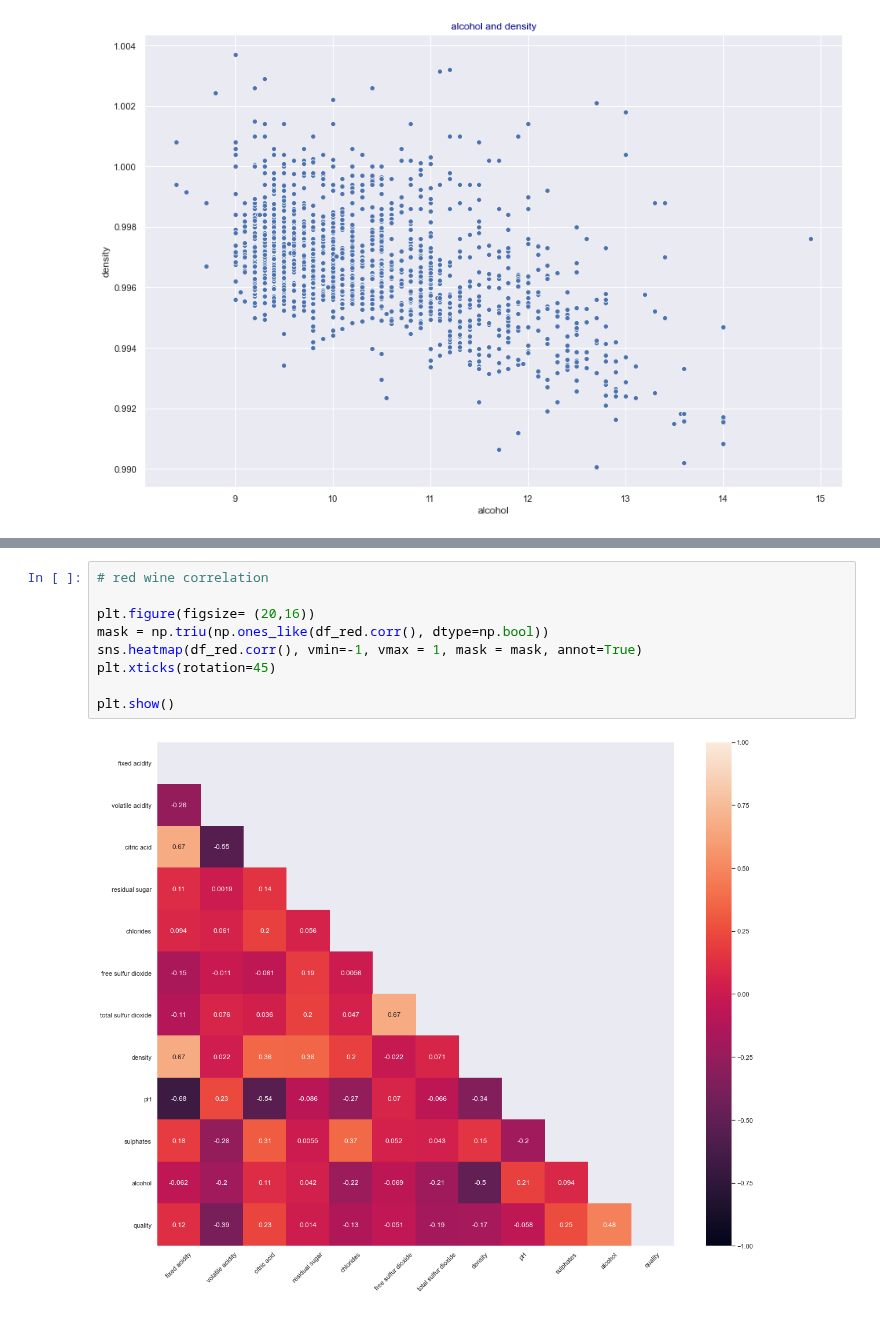
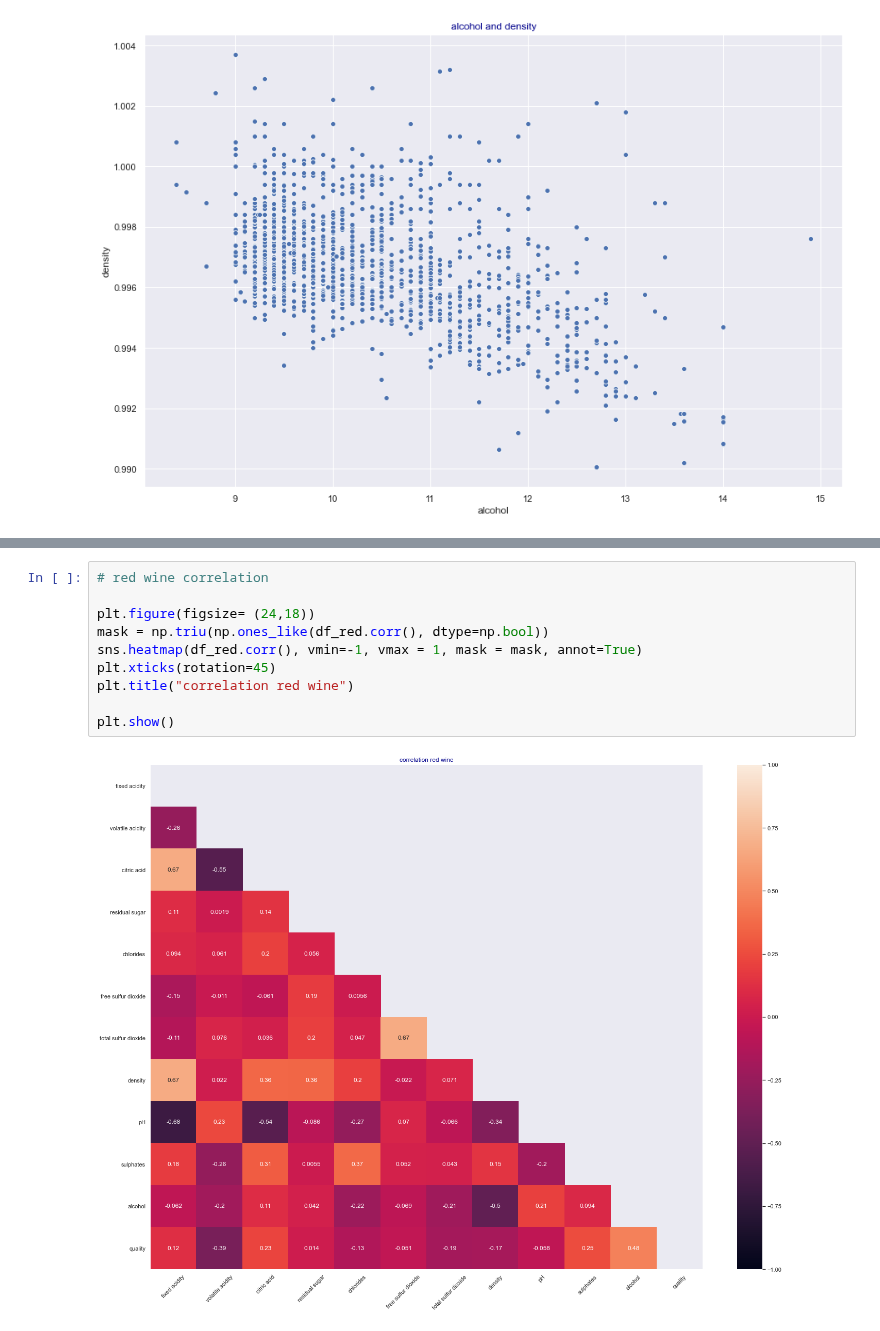
Before and after one commit to satomi26/Project-2, a Jupyter notebook: all_wine.ipynb, the cells around one changed output, grey strips where cells are left out. Cells and saved outputs as stored; diff of their text form.

```diff
--- a/all_wine.ipynb
+++ b/all_wine.ipynb
@@ -519,11 +502,12 @@ plt.show()
 # %%
 # red wine correlation
 
-plt.figure(figsize= (20,16))
+plt.figure(figsize= (24,18))
 mask = np.triu(np.ones_like(df_red.corr(), dtype=np.bool))
 sns.heatmap(df_red.corr(), vmin=-1, vmax = 1, mask = mask, annot=True)
 plt.xticks(rotation=45)
+plt.title("correlation red wine")
 
 plt.show()
 # %% [output]
-[figure, old version]
+[figure, new version]
```
Also changed, not shown: parts of 14 cells of this notebook.
